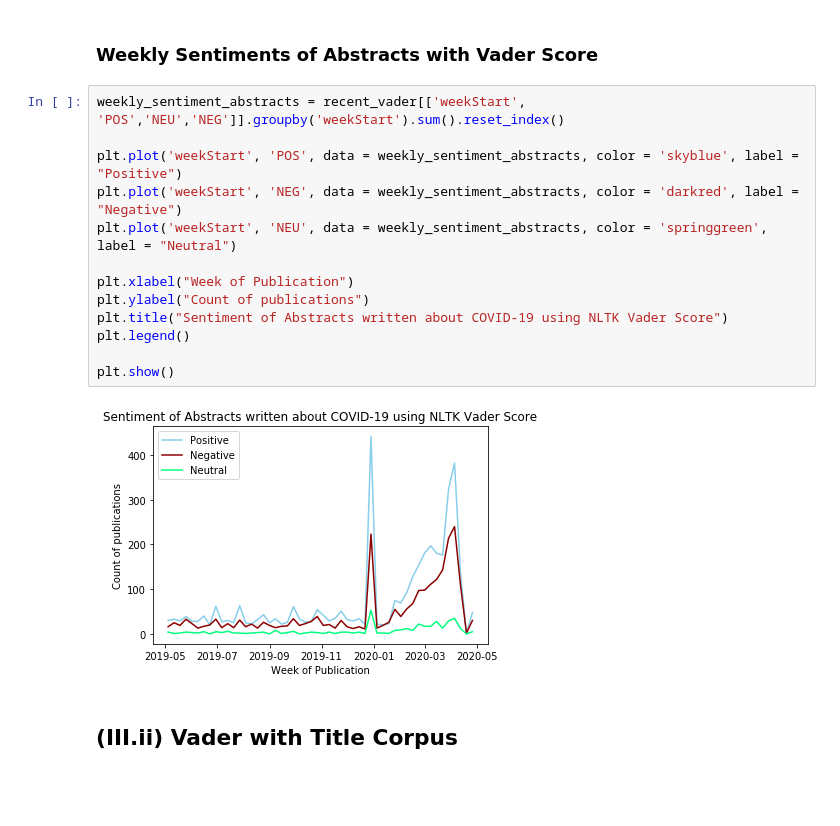
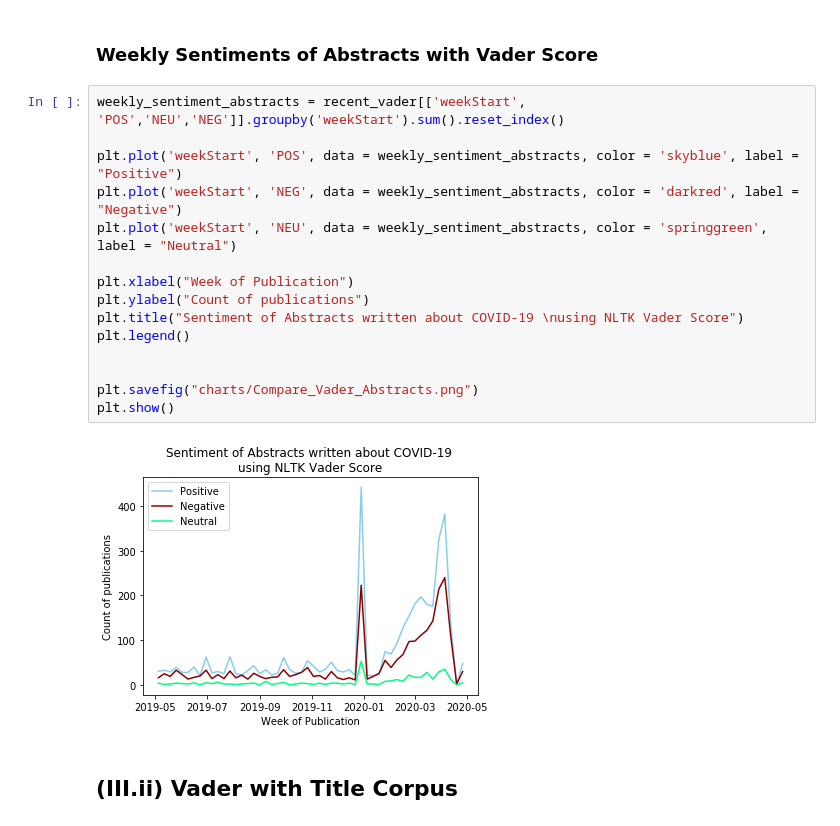
Before and after one commit to amandahutter/COVID-19-Kaggle-Analysis, a Jupyter notebook: CORD19-Analysis.ipynb, the cells around one changed output. Drawn from its saved outputs; the diff is of its cells as text; blank space fills up the shorter version.

```diff
--- a/CORD19-Analysis.ipynb
+++ b/CORD19-Analysis.ipynb
@@ -669,18 +682,20 @@ sentiment_by_week.head(9)
 # %%
 weekly_sentiment_abstracts = recent_vader[['weekStart', 'POS','NEU','NEG']].groupby('weekStart').sum().reset_index()
 
 plt.plot('weekStart', 'POS', data = weekly_sentiment_abstracts, color = 'skyblue', label = "Positive")
 plt.plot('weekStart', 'NEG', data = weekly_sentiment_abstracts, color = 'darkred', label = "Negative")
 plt.plot('weekStart', 'NEU', data = weekly_sentiment_abstracts, color = 'springgreen', label = "Neutral")
 
 plt.xlabel("Week of Publication")
 plt.ylabel("Count of publications")
-plt.title("Sentiment of Abstracts written about COVID-19 using NLTK Vader Score")
+plt.title("Sentiment of Abstracts written about COVID-19 \nusing NLTK Vader Score")
 plt.legend()
 
+
+plt.savefig("charts/Compare_Vader_Abstracts.png")
 plt.show()
 # %% [output]
-[figure, old version]
+[figure, new version]
 # %% [markdown]
 ## (III.ii) Vader with Title Corpus
 # %%
```
Also changed, not shown: parts of 81 cells of this notebook.
